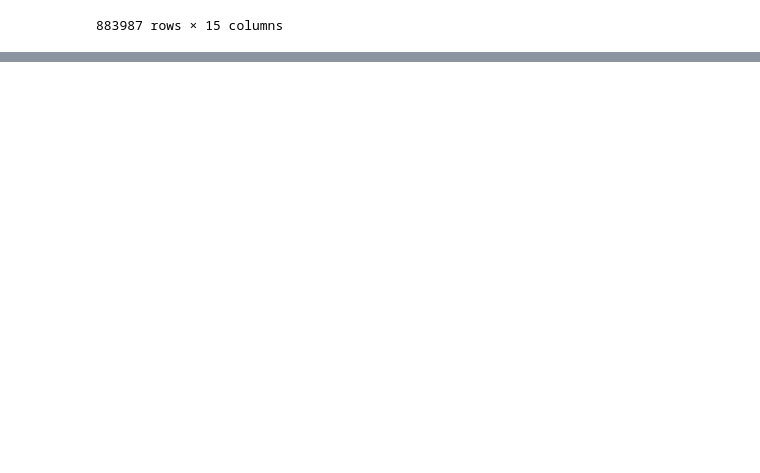
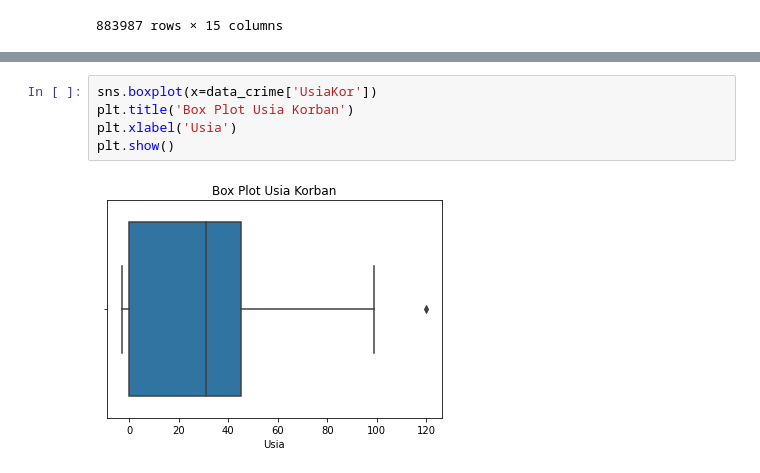
Before and after one commit to RIFF7/capstone-project, a Jupyter notebook: capstone_project_crime.ipynb, the cells around one changed output, grey strips where cells are left out. Saved outputs shown, nothing was run; the diff lists cells and outputs as text; blank space fills up the shorter version.

```diff
--- a/capstone_project_crime.ipynb
+++ b/capstone_project_crime.ipynb
@@ -267,0 +379,7 @@ memory usage: 101.2+ MB
+# %%
+sns.boxplot(x=data_crime['UsiaKor'])
+plt.title('Box Plot Usia Korban')
+plt.xlabel('Usia')
+plt.show()
+# %% [output]
+[figure, added]
```
Also changed, not shown: parts of 20 cells of this notebook.
